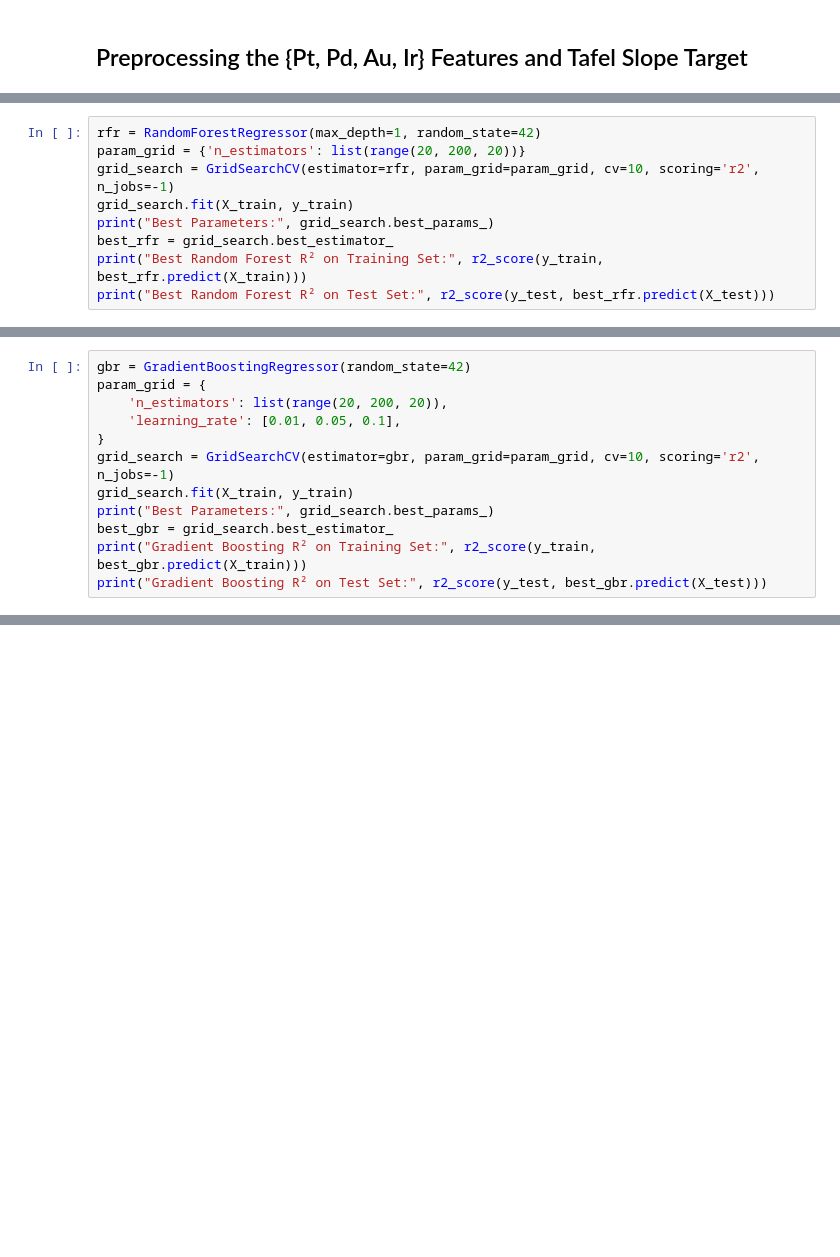
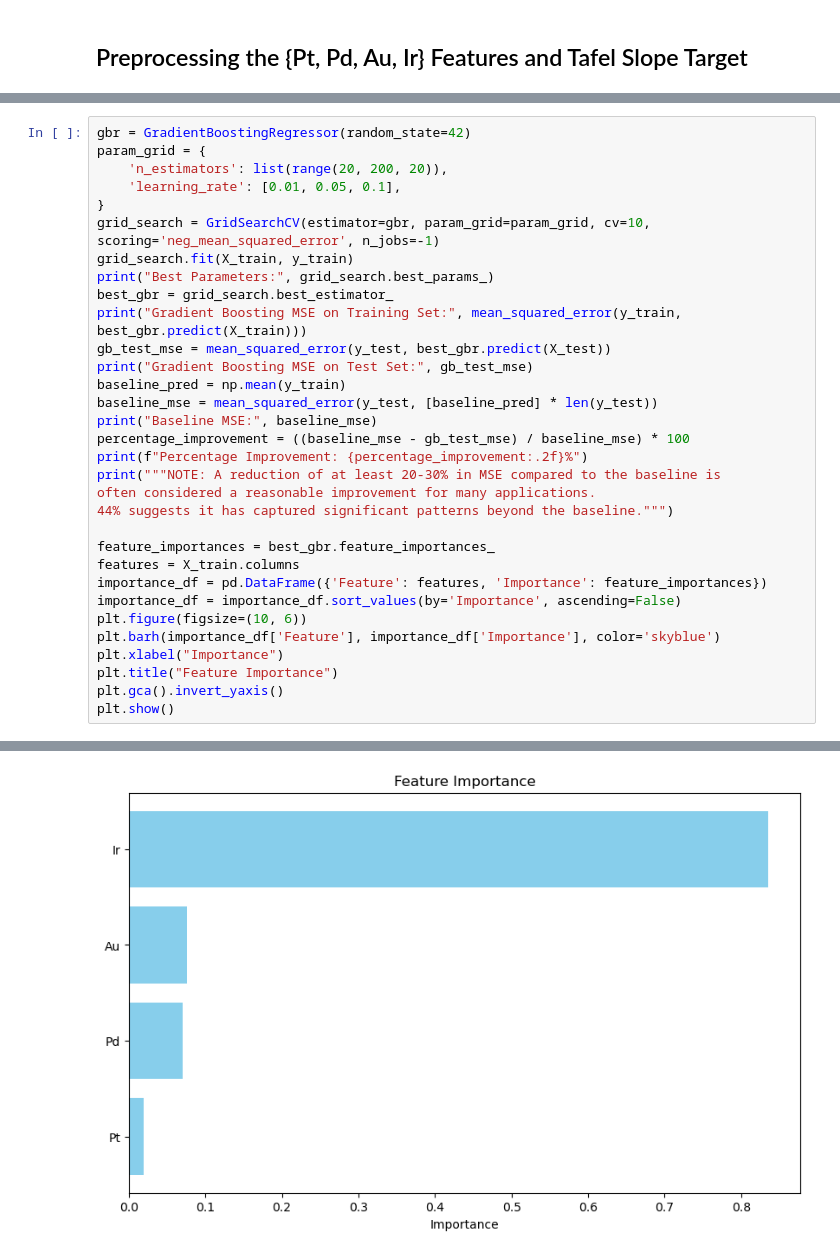
Before and after one commit to jdmazz/OER-ML-paper, a Jupyter notebook: ml_tafel.ipynb, the cells around one changed output, grey strips where cells are left out. Saved outputs shown, nothing was run; the diff lists cells and outputs as text; blank space fills up the shorter version.

Commit message:
Updated my analysis to reflect the dominance of Ir on ML predictions.

```diff
--- a/ml_tafel.ipynb
+++ b/ml_tafel.ipynb
@@ -106,9 +82,0 @@ Raw Tafel Data
-# %%
-rfr = RandomForestRegressor(max_depth=1, random_state=42)
-param_grid = {'n_estimators': list(range(20, 200, 20))}
-grid_search = GridSearchCV(estimator=rfr, param_grid=param_grid, cv=10, scoring='r2', n_jobs=-1)
-grid_search.fit(X_train, y_train)
-print("Best Parameters:", grid_search.best_params_)
-best_rfr = grid_search.best_estimator_
-print("Best Random Forest R² on Training Set:", r2_score(y_train, best_rfr.predict(X_train)))
-print("Best Random Forest R² on Test Set:", r2_score(y_test, best_rfr.predict(X_test)))
@@ -122,10 +88,30 @@ param_grid = {
     'n_estimators': list(range(20, 200, 20)),
     'learning_rate': [0.01, 0.05, 0.1],
 }
-grid_search = GridSearchCV(estimator=gbr, param_grid=param_grid, cv=10, scoring='r2', n_jobs=-1)
+grid_search = GridSearchCV(estimator=gbr, param_grid=param_grid, cv=10, scoring='neg_mean_squared_error', n_jobs=-1)
 grid_search.fit(X_train, y_train)
 print("Best Parameters:", grid_search.best_params_)
 best_gbr = grid_search.best_estimator_
-print("Gradient Boosting R² on Training Set:", r2_score(y_train, best_gbr.predict(X_train)))
-print("Gradient Boosting R² on Test Set:", r2_score(y_test, best_gbr.predict(X_test)))
+print("Gradient Boosting MSE on Training Set:", mean_squared_error(y_train, best_gbr.predict(X_train)))
+gb_test_mse = mean_squared_error(y_test, best_gbr.predict(X_test))
+print("Gradient Boosting MSE on Test Set:", gb_test_mse)
+baseline_pred = np.mean(y_train)
+baseline_mse = mean_squared_error(y_test, [baseline_pred] * len(y_test))
+print("Baseline MSE:", baseline_mse)
+percentage_improvement = ((baseline_mse - gb_test_mse) / baseline_mse) * 100
+print(f"Percentage Improvement: {percentage_improvement:.2f}%")
+print("""NOTE: A reduction of at least 20-30% in MSE compared to the baseline is
+often considered a reasonable improvement for many applications.
+44% suggests it has captured significant patterns beyond the baseline.""")
+
+feature_importances = best_gbr.feature_importances_
+features = X_train.columns
+importance_df = pd.DataFrame({'Feature': features, 'Importance': feature_importances})
+importance_df = importance_df.sort_values(by='Importance', ascending=False)
+plt.figure(figsize=(10, 6))
+plt.barh(importance_df['Feature'], importance_df['Importance'], color='skyblue')
+plt.xlabel("Importance")
+plt.title("Feature Importance")
+plt.gca().invert_yaxis()
+plt.show()
 # %% [output]
@@ -134,0 +126 @@ Gradient Boosting R² on Test Set: 0.4010137273880525
+[figure, added]
```
Also changed, not shown: parts of 10 cells of this notebook, 1 other file.
